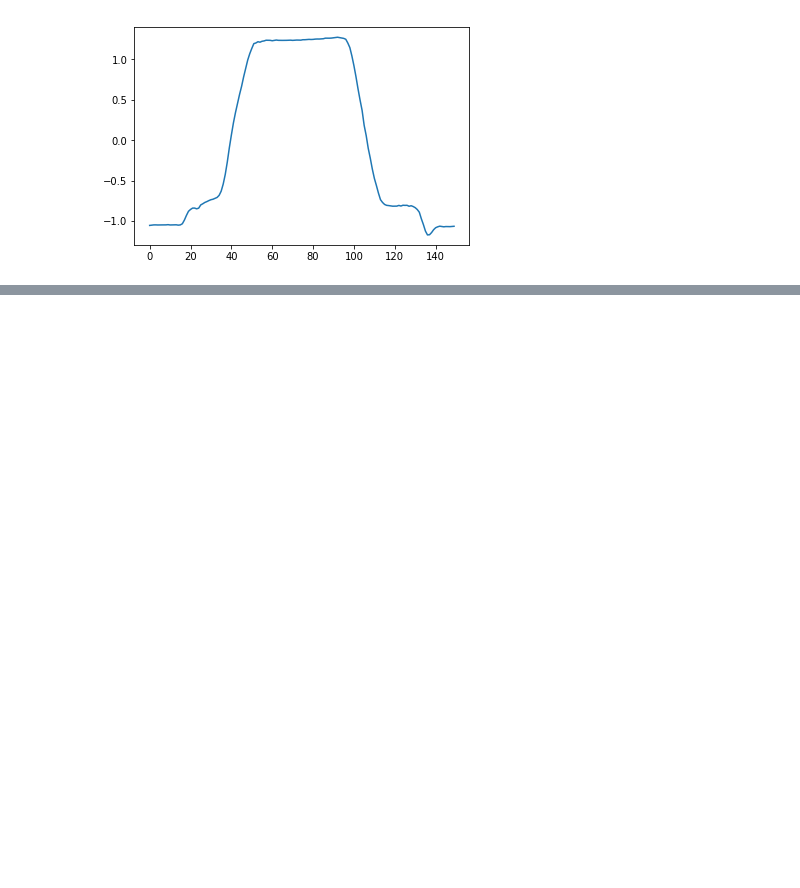
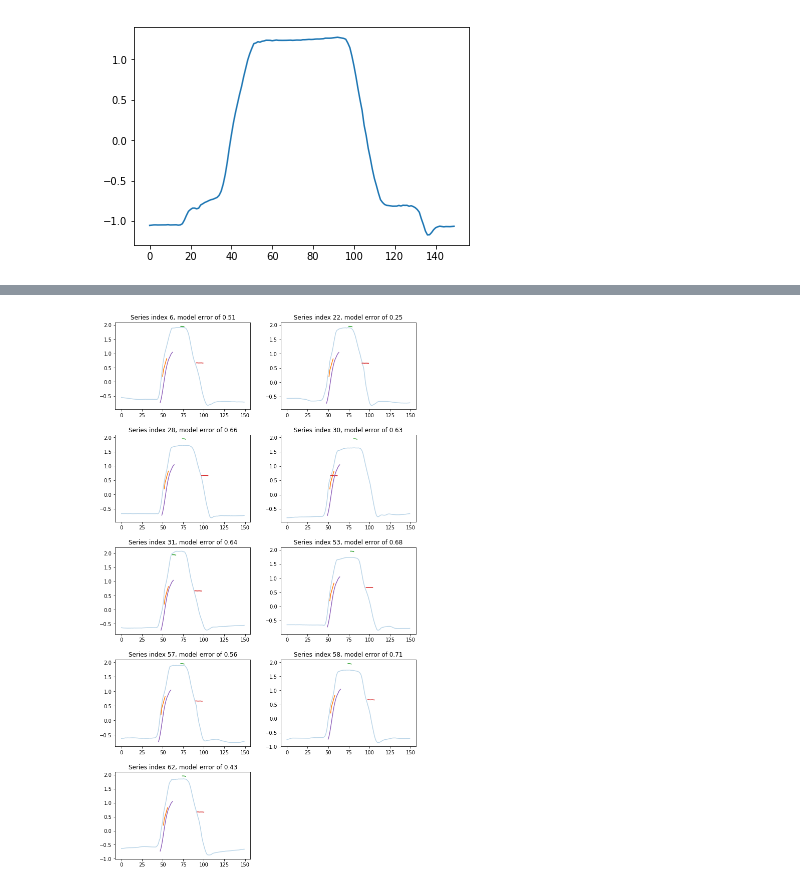
Before and after one commit to samirsaliba/shapelet-slice-discovery, a Jupyter notebook: gendis/experiments/searching_err_shaps_gunpoing.ipynb, the cells around one changed output, grey strips where cells are left out. Drawn from its saved outputs; the diff is of its cells as text; code cells hidden in the pictures; blank space fills up the shorter version.

```diff
--- a/gendis/experiments/searching_err_shaps_gunpoing.ipynb
+++ b/gendis/experiments/searching_err_shaps_gunpoing.ipynb
@@ -233,0 +229,40 @@ for series_idx in [1,2,3,4]:
+# %%
+row_n, col_m = (5, 2)
+adjust_w, adjust_h = (1, 0.5)
+default_w, default_h = (4.8, 6.4)
+figsize = (col_m*default_w*adjust_w, row_n*default_h*adjust_h)
+
+fig, axs = plt.subplots(row_n, col_m, figsize=figsize)
+fig.tight_layout(pad=3.0)
+
+
+#for i, series_idx in enumerate(sg_indexes[0:row_n*col_m]):
+for i, series_idx in enumerate(sg_indexes):
+    row, col = i//col_m, i%col_m
+    ax = axs[row][col]
+
+    series = X_train.iloc[series_idx].values
+    ax.plot(series, alpha=0.3)
+    model_error = y_train[series_idx]
+    ax.title.set_text(f'Series index {series_idx}, model error of {model_error:.2f}')
+    for shap_idx, shap in enumerate(gendis.best["shapelets"]):
+
+        loc = L[series_idx][shap_idx]
+        shap = gendis.best["shapelets"][shap_idx]
+
+        start = floor(loc * len(series))
+        end = ceil(start + len(shap))
+        shap_idx = list(range(start, end))
+
+        ax.plot(shap_idx, shap)
+
+i+=1
+while i < (row_n*col_m):
+    row, col = i//col_m, i%col_m
+    axs[row][col].remove()
+    i+=1
+
+sg_error = gendis.best['info']['subgroup_error_mean']
+plt.savefig(f'results/shapelets_subgroup_error_{sg_error}.png',  bbox_inches='tight')
+# %% [output]
+[figure, added]
```
Also changed, not shown: parts of 13 cells of this notebook, 1 other file.
